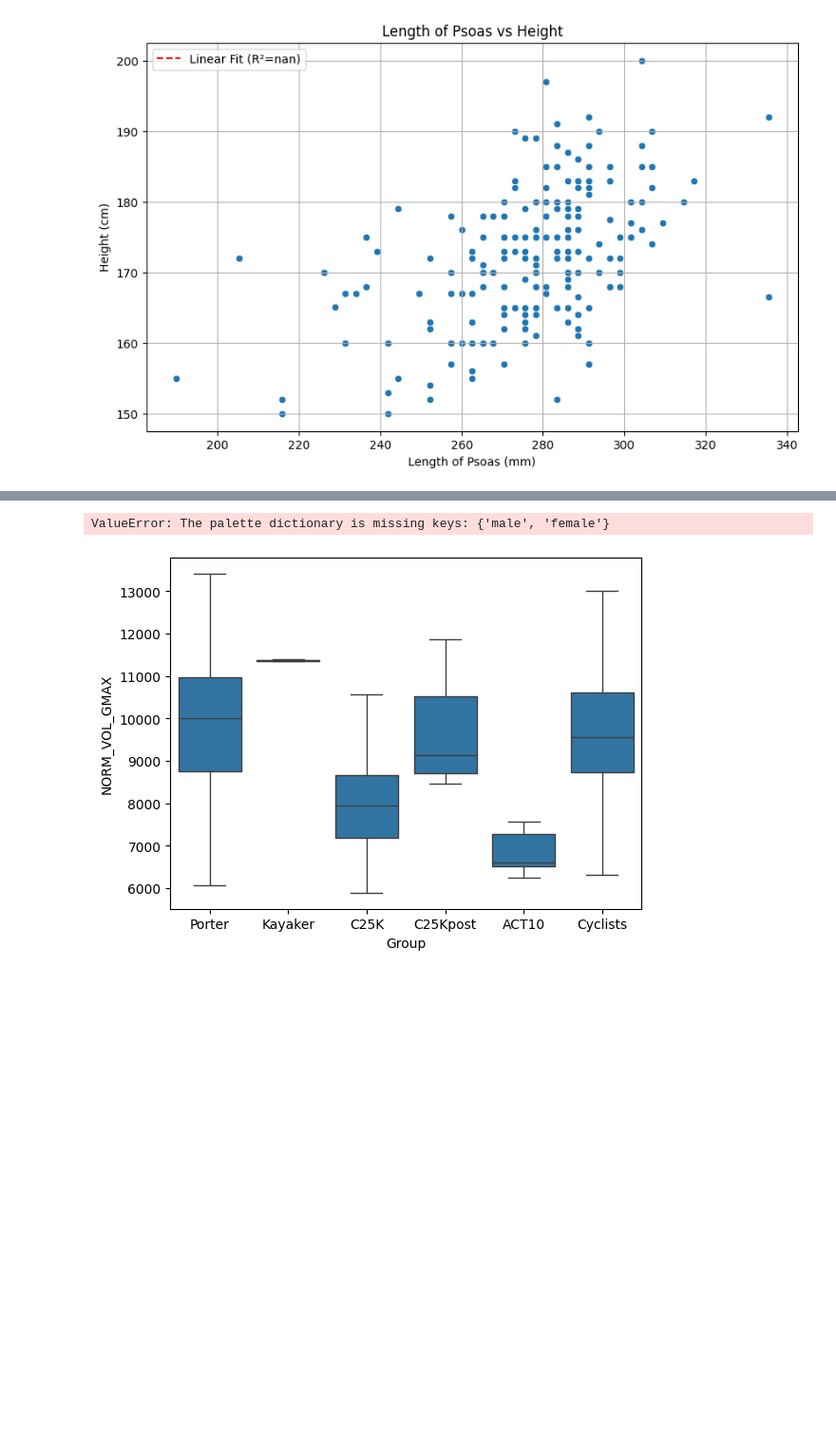
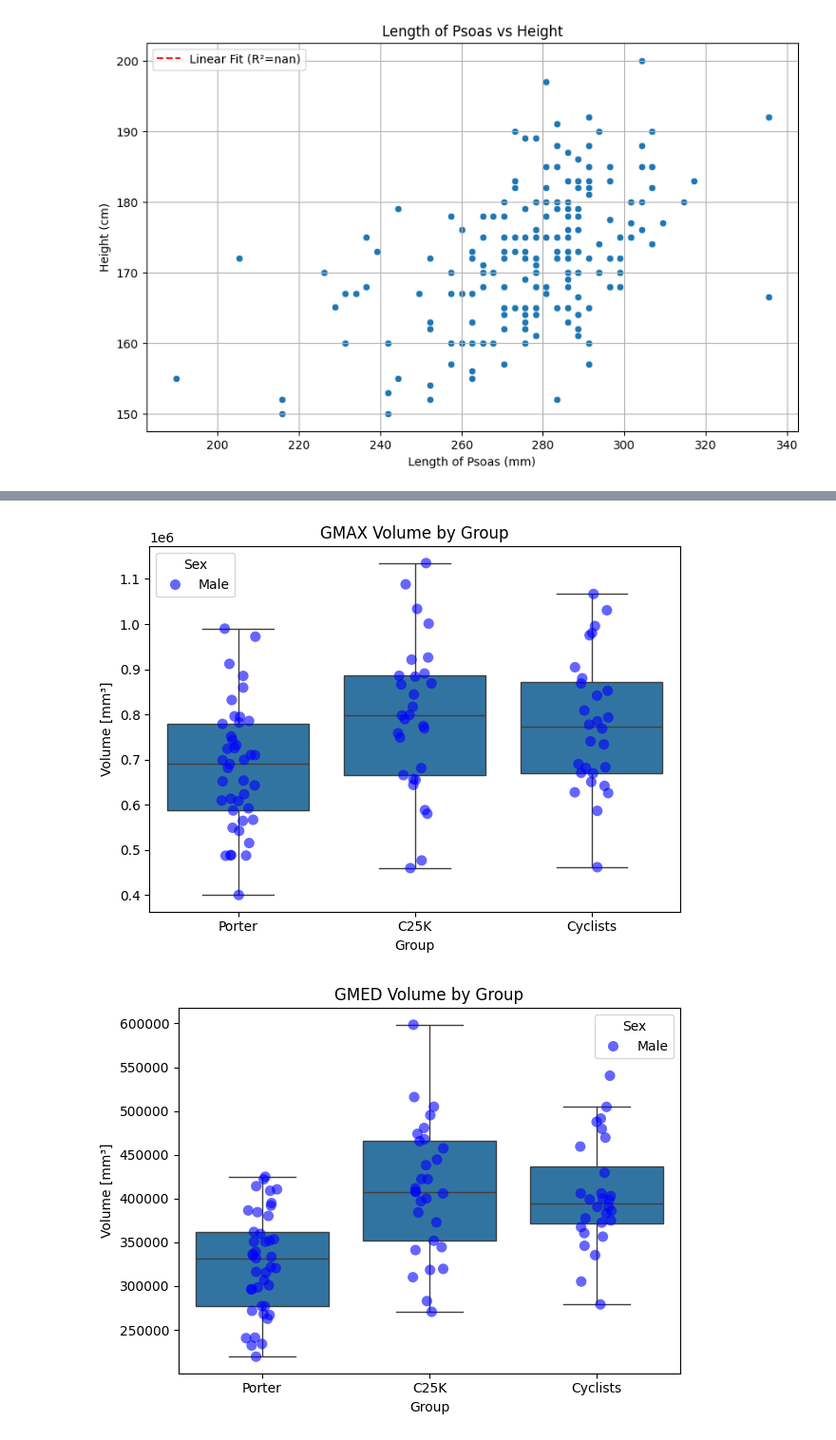
Before and after one commit to mabelzunce/lower-body-muscle-qMRI-pipeline, a Jupyter notebook: src/analysis/statistical_analysis/analyse_ff_and_volume_nepal.ipynb, the cells around one changed output, grey strips where cells are left out. Shown at 95% size. Cells and saved outputs as stored; diff of their text form; code cells hidden in the pictures; blank space fills up the shorter version.

```diff
--- a/src/analysis/statistical_analysis/analyse_ff_and_volume_nepal.ipynb
+++ b/src/analysis/statistical_analysis/analyse_ff_and_volume_nepal.ipynb
@@ -1,16 +1,18 @@
 # %%
 import os
+#base_path = 'd:/'
+base_path = '/home/martin/data_imaging/Muscle/'
 # data path for the sherpas study
-participants_data_filename = "d:/data_sherpas/ParticipantsDemographics.xlsx"
-pelvis_mri_results_path = "d:/data_sherpas/ReprocessedCropped/"
-lumbar_mri_results_path = "d:/data_sherpas/LumbarSpineReprocessed/"
-output_path = "d:/data_sherpas/statistical_analysis/"
+participants_data_filename = base_path + "/data_sherpas/ParticipantsDemographics.xlsx"
+pelvis_mri_results_path = base_path + "/data_sherpas/ReprocessedCropped/"
+lumbar_mri_results_path = base_path + "/data_sherpas/LumbarSpineReprocessed/"
+output_path = base_path + "data_sherpas/statistical_analysis/"
 
 # data path for the cto5k study
 #results_cto5k_filename = "D:/Work/Publications/2025_CoreScore/DataAnalysis/CoreScore/merged_data.csv"
-cto5k_participants_data_filename = "d:/data_cto5k_cyclists/FullStudyDemographics.xlsx"
-lumbar_mri_cto5k_results_path = "D:/data_cto5k_cyclists/AllData/Reprocessed/"
-pelvis_mri_cto5k_results_path = "D:/data_cto5k_cyclists/AllCroppedData/Reprocessed/"
+cto5k_participants_data_filename = base_path + "/data_cto5k_cyclists/FullStudyDemographics.xlsx"
+lumbar_mri_cto5k_results_path = base_path + "/data_cto5k_cyclists/AllData/Reprocessed/"
+pelvis_mri_cto5k_results_path = base_path + "/data_cto5k_cyclists/AllCroppedData/Reprocessed/"
 
 volume_ff_filename_per_subject = "volumes_and_ffs.csv"
 muscle_length_mm_filename_per_subject = "muscle_lengths_mm.csv"
@@ -18,6 +20,7 @@ column_names_pelvis = ["VOL_LGMAX", "VOL_LGMED", "VOL_LGMIN", "VOL_LTFL", "VOL_R
                 "FF_LGMAX", "FF_LGMED", "FF_LGMIN", "FF_LTFL", "FF_RGMAX", "FF_RGMED", "FF_RGMIN", "FF_RTFL"]
 column_names_lumbar = ["VOL_LPSOAS", "VOL_LILIACUS", "VOL_LQUADRATUS", "VOL_LM+ES", "VOL_RPSOAS", "VOL_RILIACUS", "VOL_RQUADRATUS", "VOL_RM+ES",
                        "FF_LPSOAS", "FF_LILIACUS", "FF_LQUADRATUS", "FF_LM+ES", "FF_RPSOAS", "FF_RILIACUS", "FF_RQUADRATUS", "FF_RM+ES"]
+
 os.makedirs(output_path, exist_ok=True)
 
 import pandas as pd
@@ -189,7 +192,14 @@ for muscle in muscles:
     filtered_data[f'NORMH2_VOL_{muscle}'] = filtered_data[f'VOL_{muscle}'] / filtered_data['Height']**2
     # now lean normalised volume:
     filtered_data[f'LEAN_NORMH2_VOL_{muscle}'] = filtered_data[f'NORMH2_VOL_{muscle}'] * (1-filtered_data[f'FF_{muscle}'])
+# Compute total volume (sum of all muscles) for each subject
+filtered_data['VOL_TOTAL'] = filtered_data[[f'VOL_{muscle}' for muscle in muscles]].sum(axis=1)
+filtered_data['NORM_VOL_TOTAL'] = filtered_data['VOL_TOTAL'] / filtered_data['Weight']
+# Now compute normalised volume by total volume for each muscle:
+for muscle in muscles:
+    filtered_data[f'REL_VOL_{muscle}'] = filtered_data[f'VOL_{muscle}'] / filtered_data['VOL_TOTAL']
 
+# Now convert FF to percentage
 ff_columns = [col for col in filtered_data.columns if col.startswith('FF_')]
 filtered_data[ff_columns] = filtered_data[ff_columns] * 100
 
@@ -322,18 +332,18 @@ Porter               0            100.0                0.0
 # %%
 # Plot box plots for volume:
 
-for muscle in ['GMAX', 'GMED', 'GMIN', 'TFL']:
-    sns.boxplot(x='Group', y=f'NORM_VOL_{muscle}', data=filtered_data, showfliers=False)
-    sns.stripplot(x='Group', y=f'NORM_VOL_{muscle}', data=filtered_data, hue='Sex',
+for muscle in ['GMAX', 'GMED', 'GMIN', 'TFL', 'PSOAS', 'ILIACUS', 'QUADRATUS', 'M+ES']:
+    sns.boxplot(x='Group', y=f'VOL_{muscle}', data=filtered_data_analysis, showfliers=False)
+    sns.stripplot(x='Group', y=f'VOL_{muscle}', data=filtered_data_analysis, hue='Sex',
                   palette={'Male': 'blue', 'Female': 'red'}, alpha=0.6, jitter=True, size=8,
-                  marker='o' if filtered_data['Sex'].iloc[0] == 'Male' else 'X')
-    plt.ylabel('Volume [mm³/Kg]')
-    plt.title(f'{muscle} Normalised Volume by Group')
+                  marker='o' if filtered_data_analysis['Sex'].iloc[0] == 'Male' else 'X')
+    plt.ylabel('Volume [mm³]')
+    plt.title(f'{muscle} Volume by Group')
     #plt.ylim(0, 25)
     plt.tight_layout()
-    plt.savefig(os.path.join(output_path, f"boxplot_norm_vol_{muscle}_by_group.png"))
+    plt.savefig(os.path.join(output_path, f"boxplot_vol_{muscle}_by_group.png"))
     plt.show()
     plt.close()
 # %% [output]
-ValueError: The palette dictionary is missing keys: {'male', 'female'}
-[figure, old version]
+[figure, new version]
+[figure, added]
```
Also changed, not shown: parts of 8 cells of this notebook.
